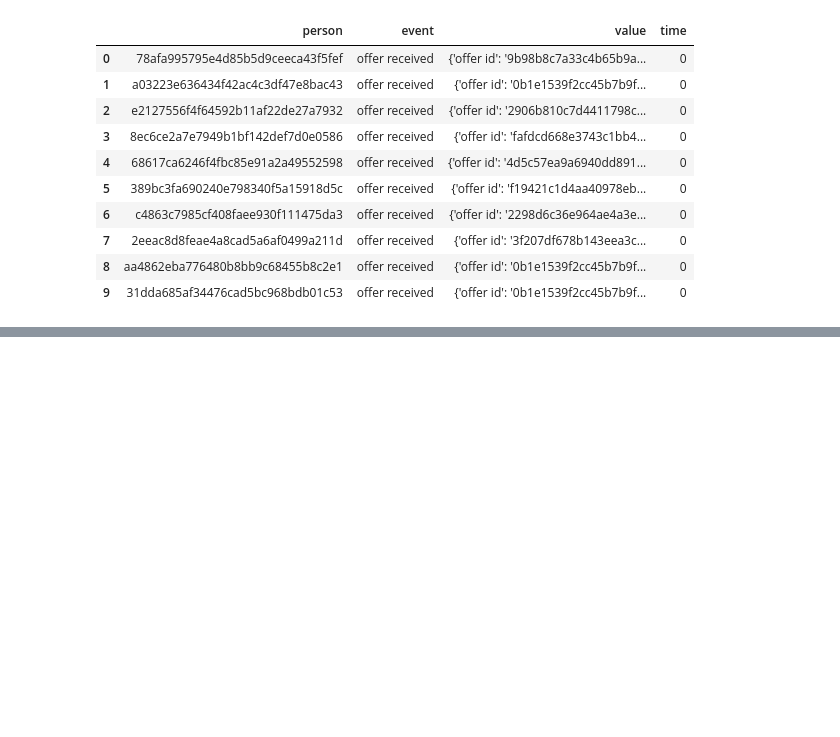
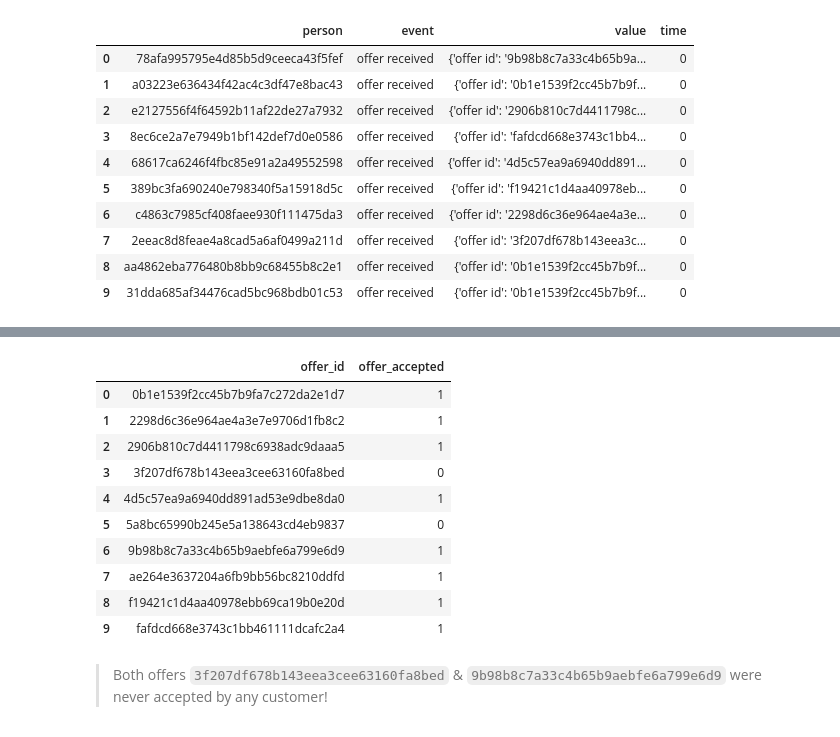
Before and after one commit to mina-f-beshay/udacity-mlend-capstone, a Jupyter notebook: Starbucks_Capstone_notebook.ipynb, the cells around one changed output, grey strips where cells are left out. Cells and saved outputs as stored; diff of their text form; code cells hidden in the pictures; blank space fills up the shorter version.

```diff
--- a/Starbucks_Capstone_notebook.ipynb
+++ b/Starbucks_Capstone_notebook.ipynb
@@ -290,0 +385,16 @@ transcript[transcript['event']=='offer completed']['value'][12658]
+# %%
+offers.groupby('offer_id').agg({'offer_accepted':'max'}).reset_index()
+# %% [output]
+|  | offer_id | offer_accepted |
+| 0 | 0b1e1539f2cc45b7b9fa7c272da2e1d7 | 1 |
+| 1 | 2298d6c36e964ae4a3e7e9706d1fb8c2 | 1 |
+| 2 | 2906b810c7d4411798c6938adc9daaa5 | 1 |
+| 3 | 3f207df678b143eea3cee63160fa8bed | 0 |
+| 4 | 4d5c57ea9a6940dd891ad53e9dbe8da0 | 1 |
+| 5 | 5a8bc65990b245e5a138643cd4eb9837 | 0 |
+| 6 | 9b98b8c7a33c4b65b9aebfe6a799e6d9 | 1 |
+| 7 | ae264e3637204a6fb9bb56bc8210ddfd | 1 |
+| 8 | f19421c1d4aa40978ebb69ca19b0e20d | 1 |
+| 9 | fafdcd668e3743c1bb461111dcafc2a4 | 1 |
+# %% [markdown]
+> Both offers `3f207df678b143eea3cee63160fa8bed` & `9b98b8c7a33c4b65b9aebfe6a799e6d9` were never accepted by any customer!
```
Also changed, not shown: parts of 28 cells of this notebook.
